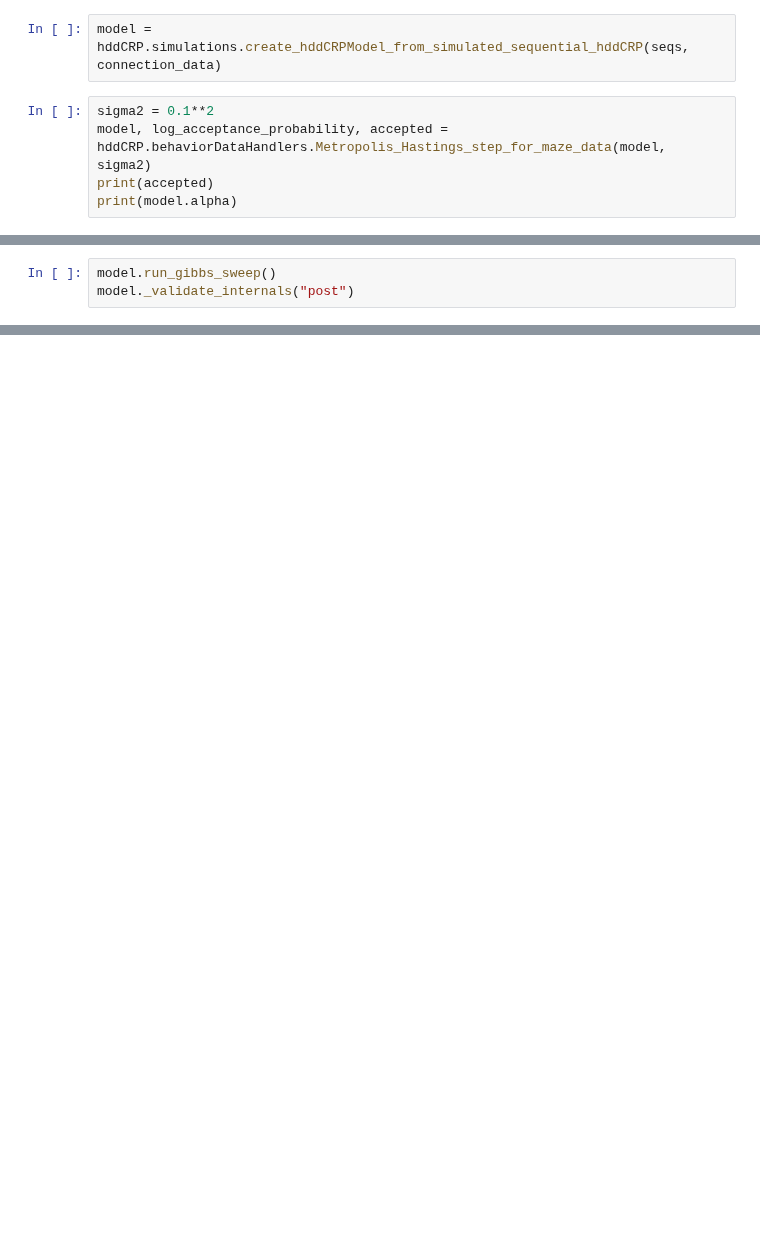
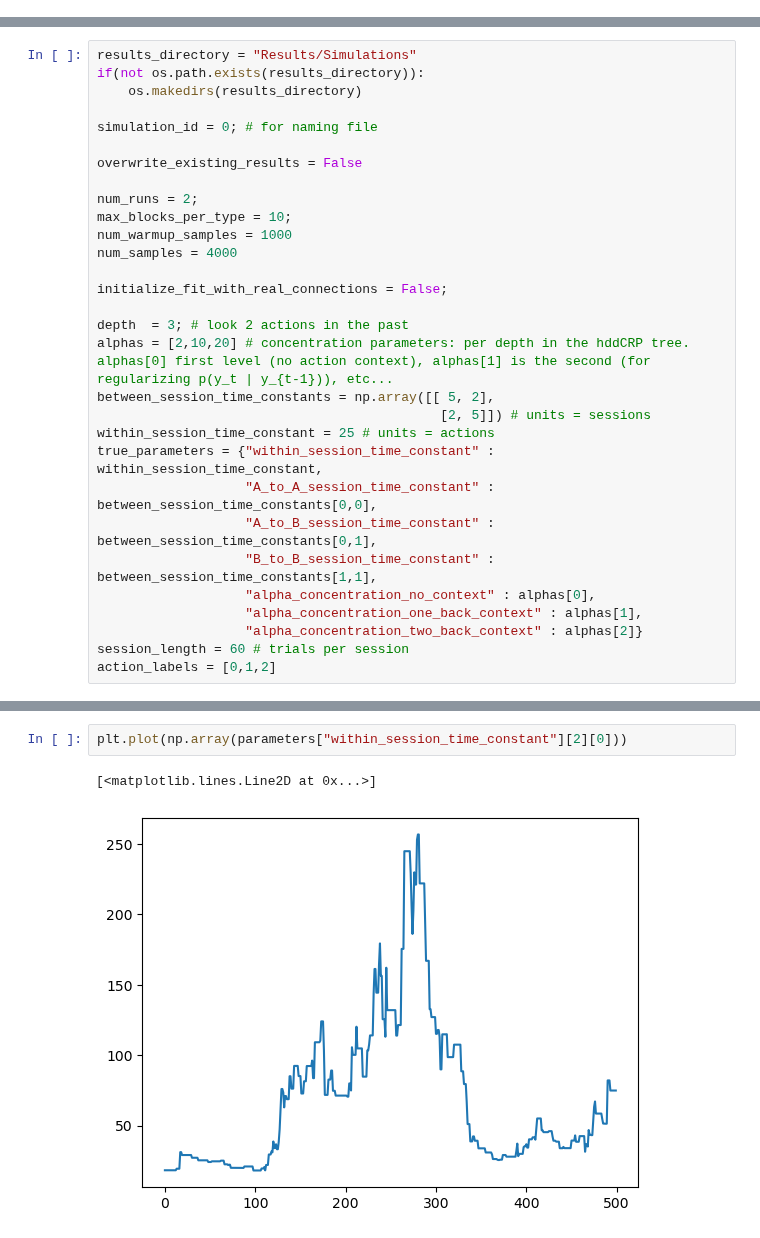
Before and after one commit to latimerk/hddCRP, a Jupyter notebook: simulation_testing.ipynb, the cells around one changed output, grey strips where cells are left out. Drawn from its saved outputs; the diff is of its cells as text; blank space fills up the shorter version.

Commit message:
finally got the simulation script working

```diff
--- a/simulation_testing.ipynb
+++ b/simulation_testing.ipynb
@@ -45,7 +10,0 @@ not plotting graph: too many nodes
-# %%
-model = hddCRP.simulations.create_hddCRPModel_from_simulated_sequential_hddCRP(seqs, connection_data)
-# %%
-sigma2 = 0.1**2
-model, log_acceptance_probability, accepted = hddCRP.behaviorDataHandlers.Metropolis_Hastings_step_for_maze_data(model, sigma2)
-print(accepted)
-print(model.alpha)
@@ -55,3 +10,0 @@ True
-# %%
-model.run_gibbs_sweep()
-model._validate_internals("post")
@@ -108,0 +11,30 @@ print(model._D[:5,:5,0])
+# %%
+results_directory = "Results/Simulations"
+if(not os.path.exists(results_directory)):
+    os.makedirs(results_directory)
+
+simulation_id = 0; # for naming file
+
+overwrite_existing_results = False
+
+num_runs = 2;
+max_blocks_per_type = 10;
+num_warmup_samples = 1000
+num_samples = 4000
+
+initialize_fit_with_real_connections = False;
+
+depth  = 3; # look 2 actions in the past
+alphas = [2,10,20] # concentration parameters: per depth in the hddCRP tree. alphas[0] first level (no action context), alphas[1] is the second (for regularizing p(y_t | y_{t-1})), etc...
+between_session_time_constants = np.array([[ 5, 2],
+                                            [2, 5]]) # units = sessions
+within_session_time_constant = 25 # units = actions
+true_parameters = {"within_session_time_constant" : within_session_time_constant,
+                   "A_to_A_session_time_constant" : between_session_time_constants[0,0],
+                   "A_to_B_session_time_constant" : between_session_time_constants[0,1],
+                   "B_to_B_session_time_constant" : between_session_time_constants[1,1],
+                   "alpha_concentration_no_context" : alphas[0],
+                   "alpha_concentration_one_back_context" : alphas[1],
+                   "alpha_concentration_two_back_context" : alphas[2]}
+session_length = 60 # trials per session
+action_labels = [0,1,2]
@@ -108,0 +175,5 @@ print(model._D[:5,:5,0])
+# %%
+plt.plot(np.array(parameters["within_session_time_constant"][2][0]))
+# %% [output]
+[<matplotlib.lines.Line2D at 0x...>]
+[figure, added]
```
Also changed, not shown: parts of 10 cells of this notebook, 6 other files.
